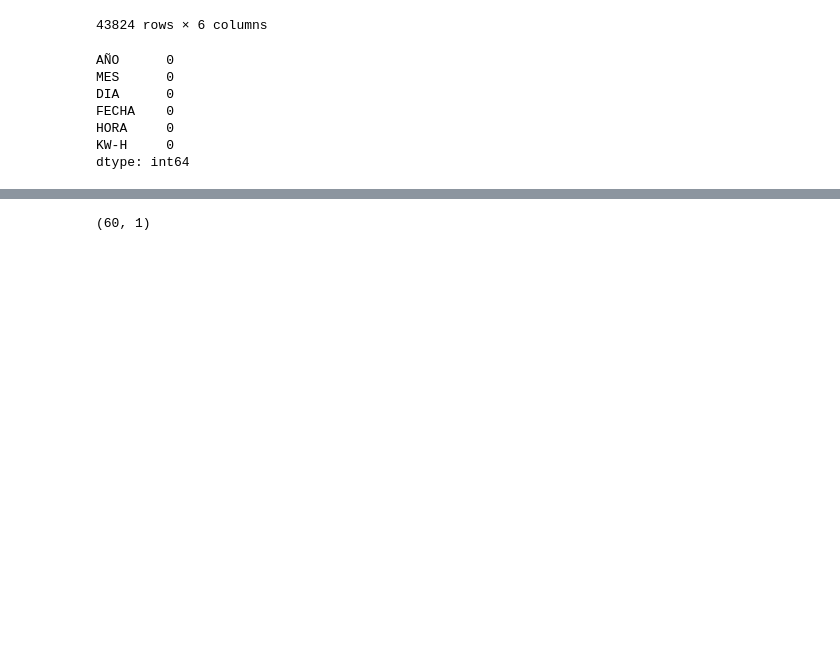
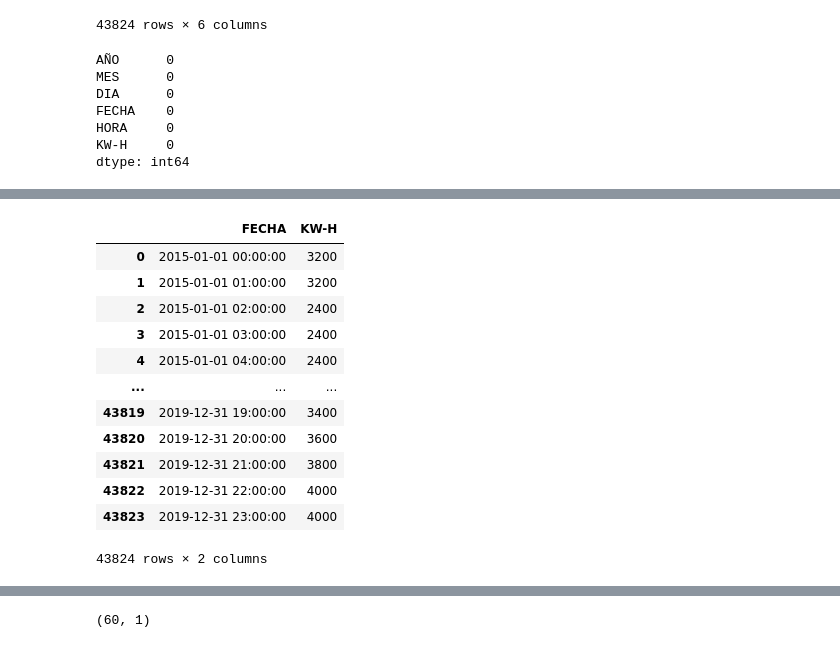
Before and after one commit to javieresk8/PowerDemandPrediction, a Jupyter notebook: NN_Models.ipynb, the cells around one changed output, grey strips where cells are left out. Cells and saved outputs as stored; diff of their text form; code cells hidden in the pictures; blank space fills up the shorter version.

```diff
--- a/NN_Models.ipynb
+++ b/NN_Models.ipynb
@@ -93,0 +93,29 @@ data.tail(50)
+# %%
+#Llevamos la hora y la fecha para los indices porque lo que nos interesa es KW-H
+from datetime import datetime
+data_final = pd.DataFrame()
+fechas_dt = []
+kwh_dt = []
+for registro in data.values:
+    fecha = "{}-{}-{} {}".format(registro[0], registro[1], registro[3], registro[4])
+    fecha_dt = datetime.strptime(fecha, '%Y-%m-%d %H')
+    fechas_dt.append(fecha_dt)
+    kwh_dt.append(registro[5])
+#Creamos un nuevo dataframe con el formato de fecha correcto y el valor de KW-H
+data_final['FECHA'] = fechas_dt
+data_final['KW-H'] = kwh_dt
+data_final
+# %% [output]
+|  | FECHA | KW-H |
+| 0 | 2015-01-01 00:00:00 | 3200 |
+| 1 | 2015-01-01 01:00:00 | 3200 |
+| 2 | 2015-01-01 02:00:00 | 2400 |
+| 3 | 2015-01-01 03:00:00 | 2400 |
+| 4 | 2015-01-01 04:00:00 | 2400 |
+| ... | ... | ... |
+| 43819 | 2019-12-31 19:00:00 | 3400 |
+| 43820 | 2019-12-31 20:00:00 | 3600 |
+| 43821 | 2019-12-31 21:00:00 | 3800 |
+| 43822 | 2019-12-31 22:00:00 | 4000 |
+| 43823 | 2019-12-31 23:00:00 | 4000 |
+43824 rows × 2 columns
```
Also changed, not shown: parts of 33 cells of this notebook.
